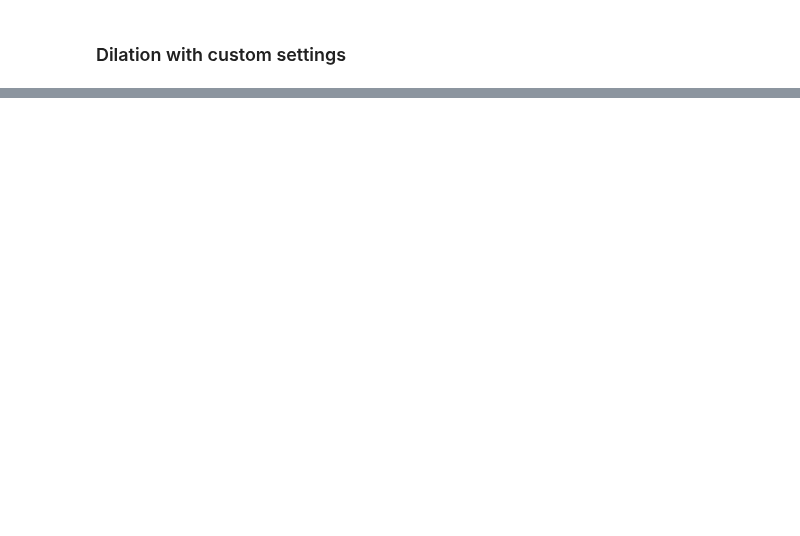
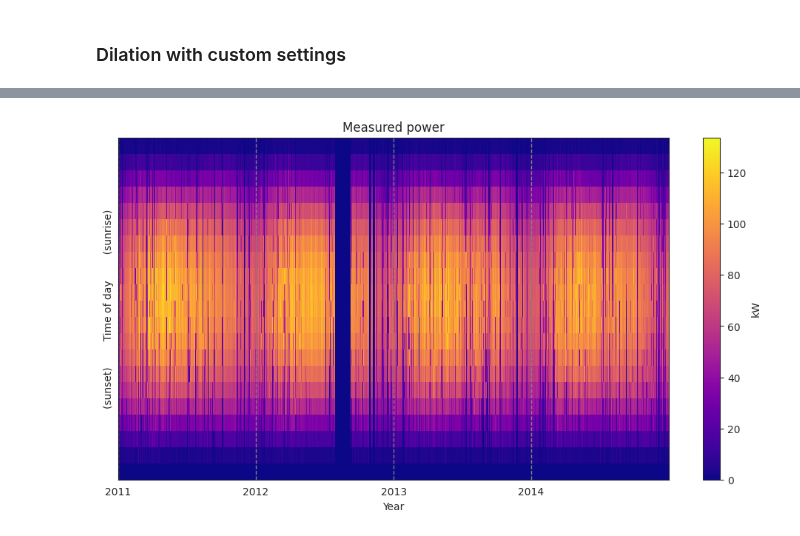
Before and after one commit to slacgismo/solar-data-tools, a Jupyter notebook: notebooks/archive/Signal_dilation.ipynb, the cells around one changed output, grey strips where cells are left out. Drawn from its saved outputs; the diff is of its cells as text; code cells hidden in the pictures; blank space fills up the shorter version.

```diff
--- a/notebooks/archive/Signal_dilation.ipynb
+++ b/notebooks/archive/Signal_dilation.ipynb
@@ -86,0 +89,4 @@ KeyError: 'nvals_dil'
+# %%
+dil.plot_heatmap(space='dilated');
+# %% [output]
+[figure, added]
```
Also changed, not shown: parts of 5 cells of this notebook.
